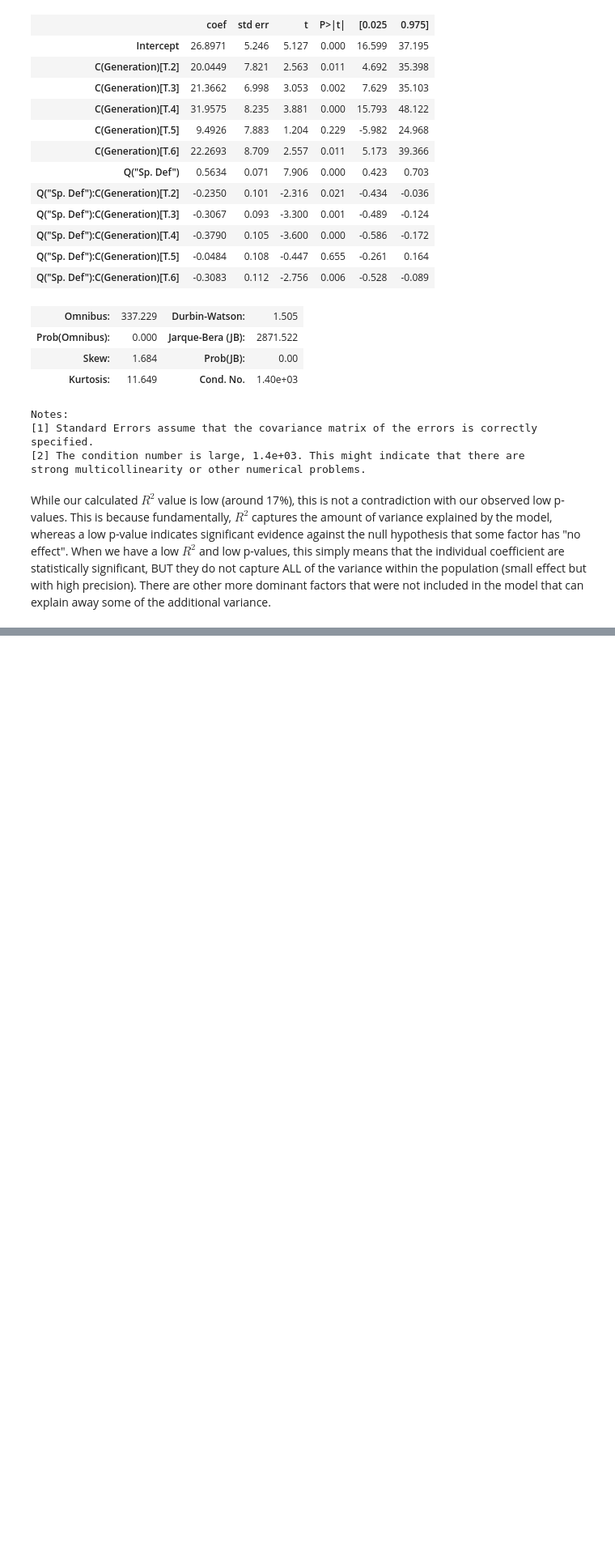
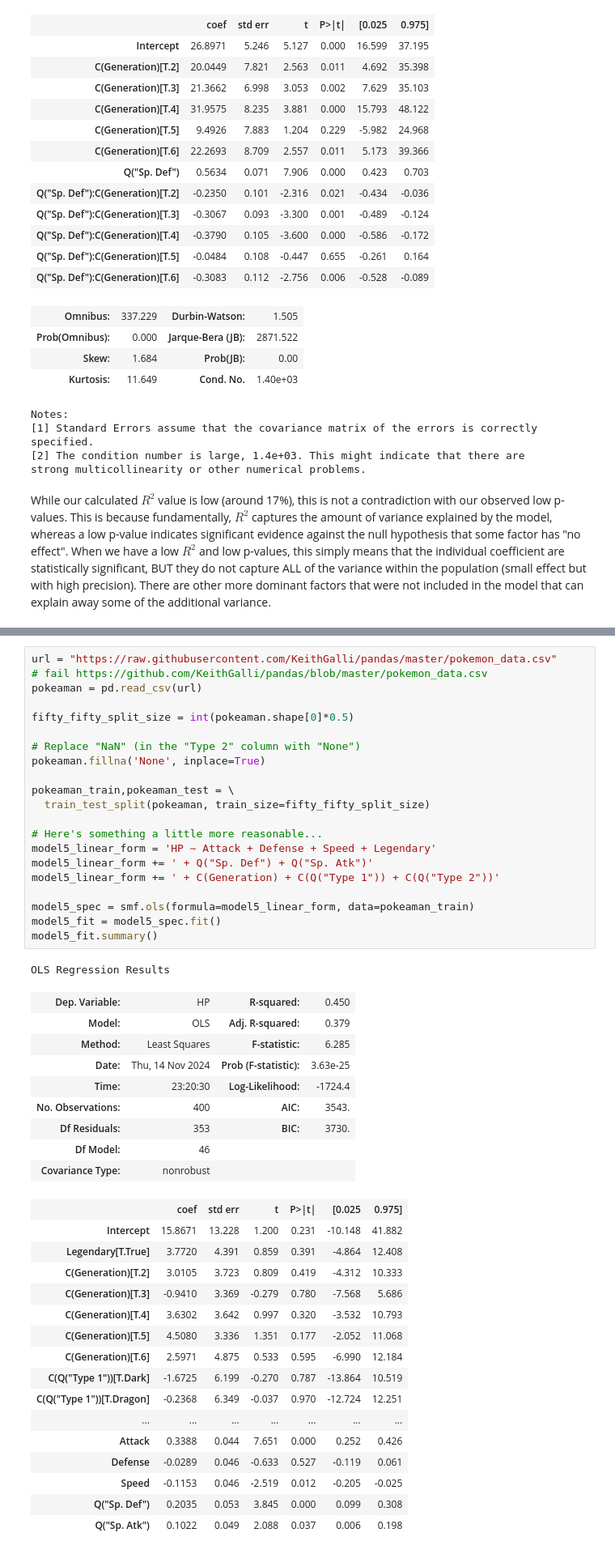
Before and after one commit to KurbyDoo/STA130, a Jupyter notebook: HW/HW 07 - Cayden Wong.ipynb, the cells around one changed output, grey strips where cells are left out. Shown at 81% size. Saved outputs shown, nothing was run; the diff lists cells and outputs as text; blank space fills up the shorter version.

```diff
--- a/HW/HW 07 - Cayden Wong.ipynb
+++ b/HW/HW 07 - Cayden Wong.ipynb
@@ -827,0 +1253,48 @@ While our calculated $R^2$ value is low (around 17%), this is not a contradictio
+# %%
+url = "https://raw.githubusercontent.com/KeithGalli/pandas/master/pokemon_data.csv"
+# fail https://github.com/KeithGalli/pandas/blob/master/pokemon_data.csv
+pokeaman = pd.read_csv(url)
+
+fifty_fifty_split_size = int(pokeaman.shape[0]*0.5)
+
+# Replace "NaN" (in the "Type 2" column with "None")
+pokeaman.fillna('None', inplace=True)
+
+pokeaman_train,pokeaman_test = \
+  train_test_split(pokeaman, train_size=fifty_fifty_split_size)
+
+# Here's something a little more reasonable...
+model5_linear_form = 'HP ~ Attack + Defense + Speed + Legendary'
+model5_linear_form += ' + Q("Sp. Def") + Q("Sp. Atk")'
+model5_linear_form += ' + C(Generation) + C(Q("Type 1")) + C(Q("Type 2"))'
+
+model5_spec = smf.ols(formula=model5_linear_form, data=pokeaman_train)
+model5_fit = model5_spec.fit()
+model5_fit.summary()
+# %% [output]
+OLS Regression Results
+| Dep. Variable: | HP | R-squared: | 0.450 |
+| Model: | OLS | Adj. R-squared: | 0.379 |
+| Method: | Least Squares | F-statistic: | 6.285 |
+| Date: | Thu, 14 Nov 2024 | Prob (F-statistic): | 3.63e-25 |
+| Time: | 23:20:30 | Log-Likelihood: | -1724.4 |
+| No. Observations: | 400 | AIC: | 3543. |
+| Df Residuals: | 353 | BIC: | 3730. |
+| Df Model: | 46 |  |  |
+| Covariance Type: | nonrobust |  |  |
+|  | coef | std err | t | P>|t| | [0.025 | 0.975] |
+| Intercept | 15.8671 | 13.228 | 1.200 | 0.231 | -10.148 | 41.882 |
+| Legendary[T.True] | 3.7720 | 4.391 | 0.859 | 0.391 | -4.864 | 12.408 |
+| C(Generation)[T.2] | 3.0105 | 3.723 | 0.809 | 0.419 | -4.312 | 10.333 |
+| C(Generation)[T.3] | -0.9410 | 3.369 | -0.279 | 0.780 | -7.568 | 5.686 |
+| C(Generation)[T.4] | 3.6302 | 3.642 | 0.997 | 0.320 | -3.532 | 10.793 |
+| C(Generation)[T.5] | 4.5080 | 3.336 | 1.351 | 0.177 | -2.052 | 11.068 |
+| C(Generation)[T.6] | 2.5971 | 4.875 | 0.533 | 0.595 | -6.990 | 12.184 |
+| C(Q("Type 1"))[T.Dark] | -1.6725 | 6.199 | -0.270 | 0.787 | -13.864 | 10.519 |
+| C(Q("Type 1"))[T.Dragon] | -0.2368 | 6.349 | -0.037 | 0.970 | -12.724 | 12.251 |
+| ... | ... | ... | ... | ... | ... | ... |
+| Attack | 0.3388 | 0.044 | 7.651 | 0.000 | 0.252 | 0.426 |
+| Defense | -0.0289 | 0.046 | -0.633 | 0.527 | -0.119 | 0.061 |
+| Speed | -0.1153 | 0.046 | -2.519 | 0.012 | -0.205 | -0.025 |
+| Q("Sp. Def") | 0.2035 | 0.053 | 3.845 | 0.000 | 0.099 | 0.308 |
+| Q("Sp. Atk") | 0.1022 | 0.049 | 2.088 | 0.037 | 0.006 | 0.198 |
```
Also changed, not shown: parts of 44 cells of this notebook.
